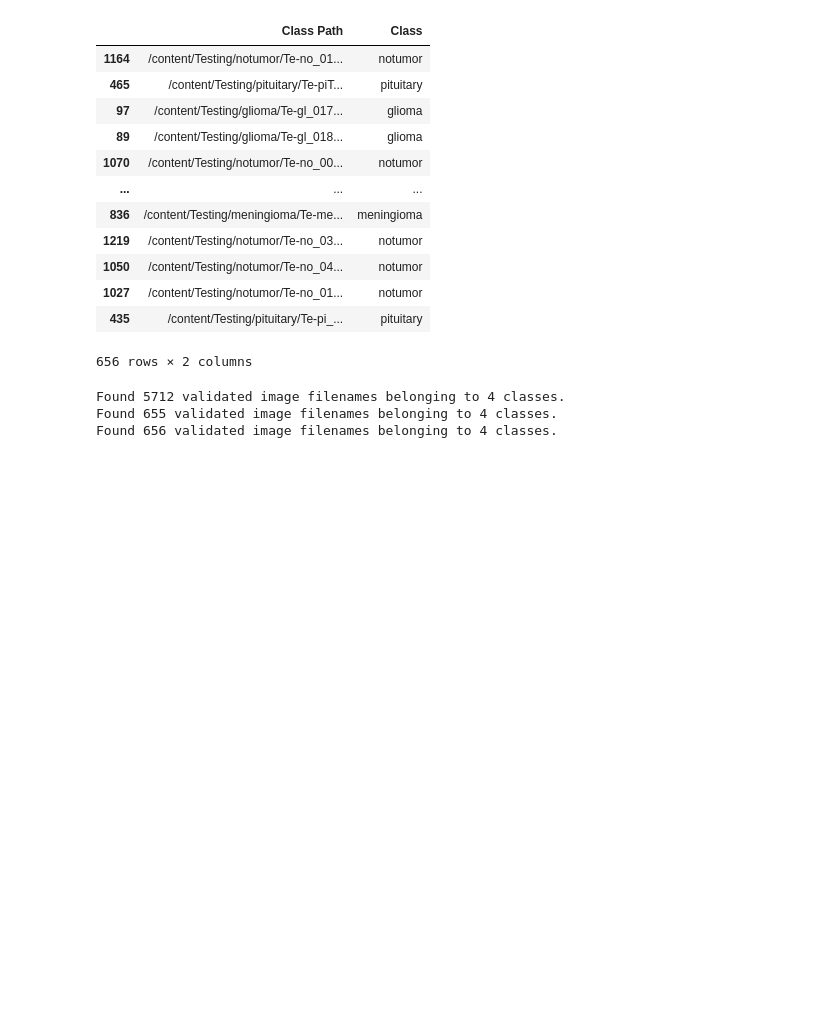
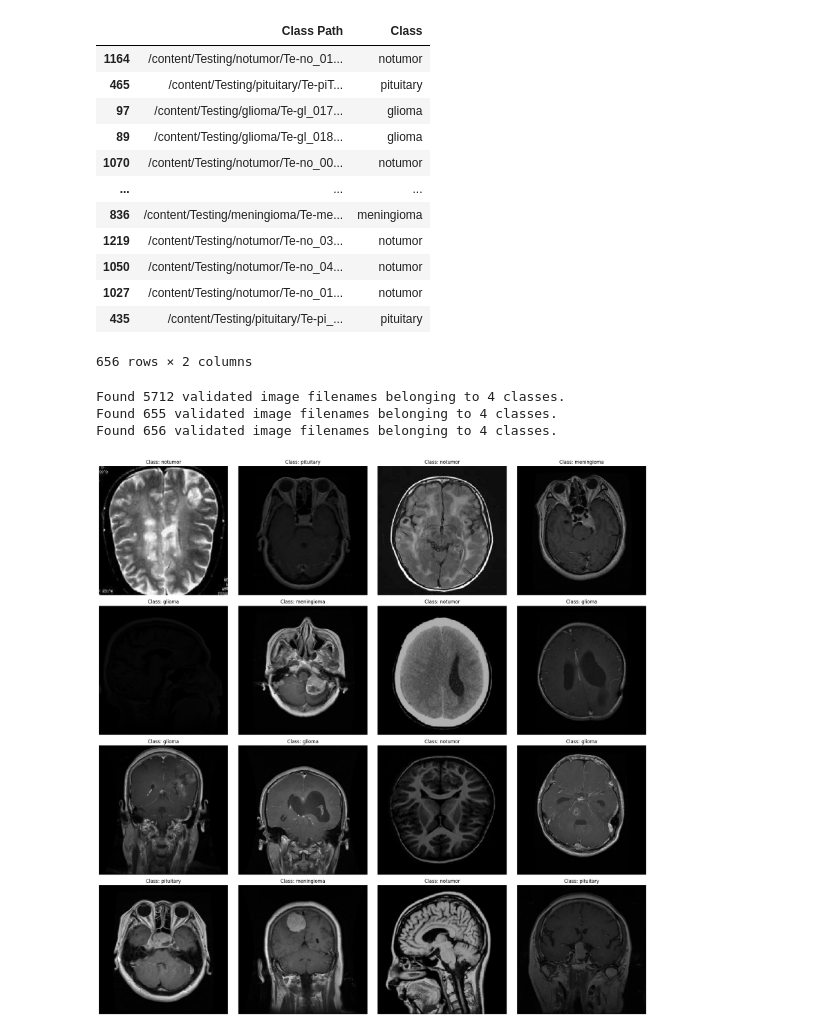
Before and after one commit to Jadalriyabi/Brain-Tumor-Classification-with-Neural-Networks, a Jupyter notebook: BrainTumorMLProject.ipynb, the cells around one changed output. Cells and saved outputs as stored; diff of their text form; code cells hidden in the pictures; blank space fills up the shorter version.

```diff
--- a/BrainTumorMLProject.ipynb
+++ b/BrainTumorMLProject.ipynb
@@ -164,3 +164,31 @@ ts_gen = ts_gen.flow_from_dataframe(
 Found 5712 validated image filenames belonging to 4 classes.
 Found 655 validated image filenames belonging to 4 classes.
 Found 656 validated image filenames belonging to 4 classes.
+# %%
+plt.figure(figsize=(20, 20))
+for i in range(16):
+    plt.subplot(4, 4, i + 1)
+    batch = next(tr_gen)
+    image = batch[0][0]
+    label = batch[1][0]
+    plt.imshow(image)
+
+    # Get the class index
+    class_index = np.argmax(label)
+
+    # Get the list of class names and class indices
+    class_names = list(tr_gen.class_indices.keys())
+    class_indices = list(tr_gen.class_indices.values())
+
+    # Find the index of the class_index in the list of indices
+    index_position = class_indices.index(class_index)
+
+    # Get the class name using the index position
+    class_name = class_names[index_position]
+
+    plt.title(f"Class: {class_name}")
+    plt.axis("off")
+plt.tight_layout()
+plt.show()
+# %% [output]
+[figure, added]
```
